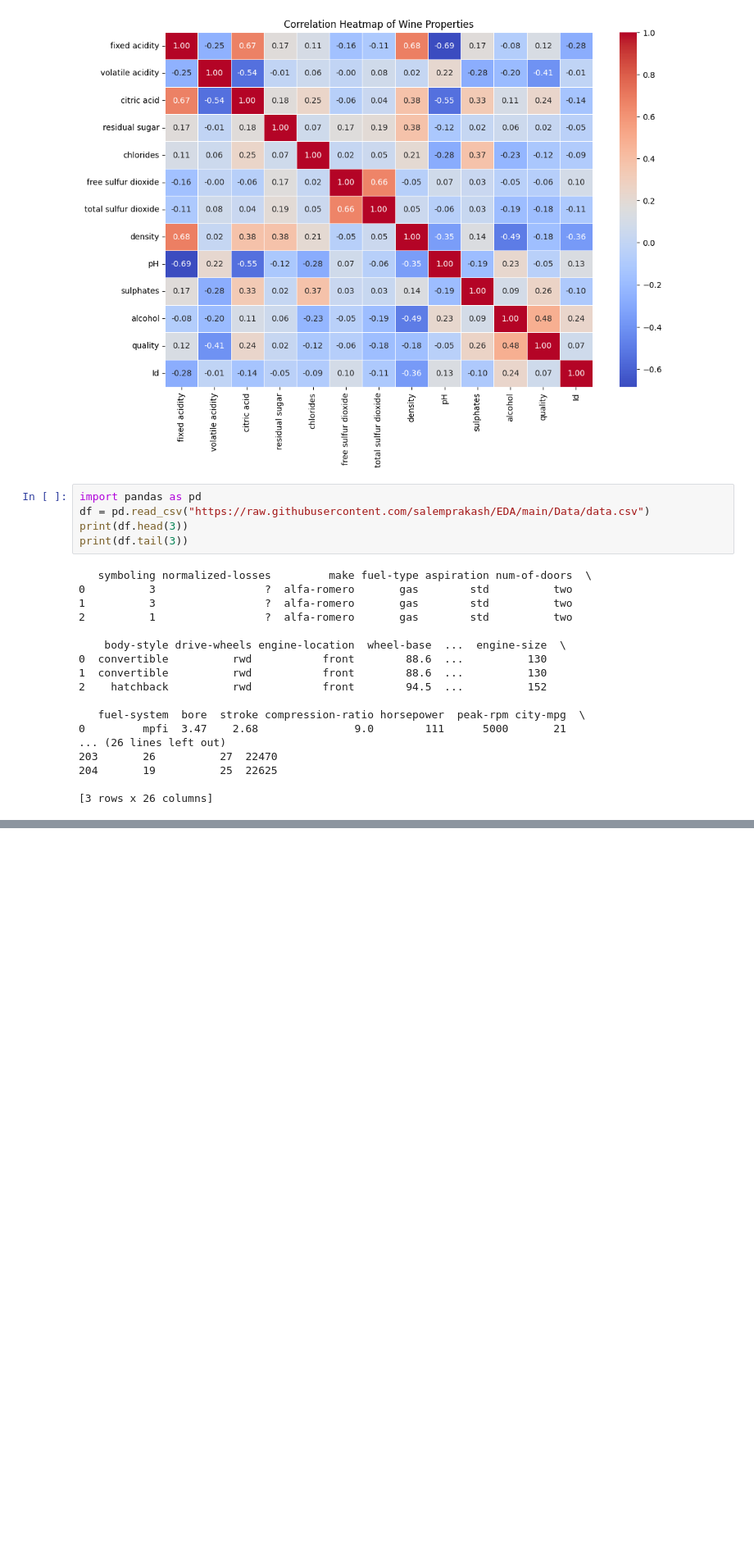
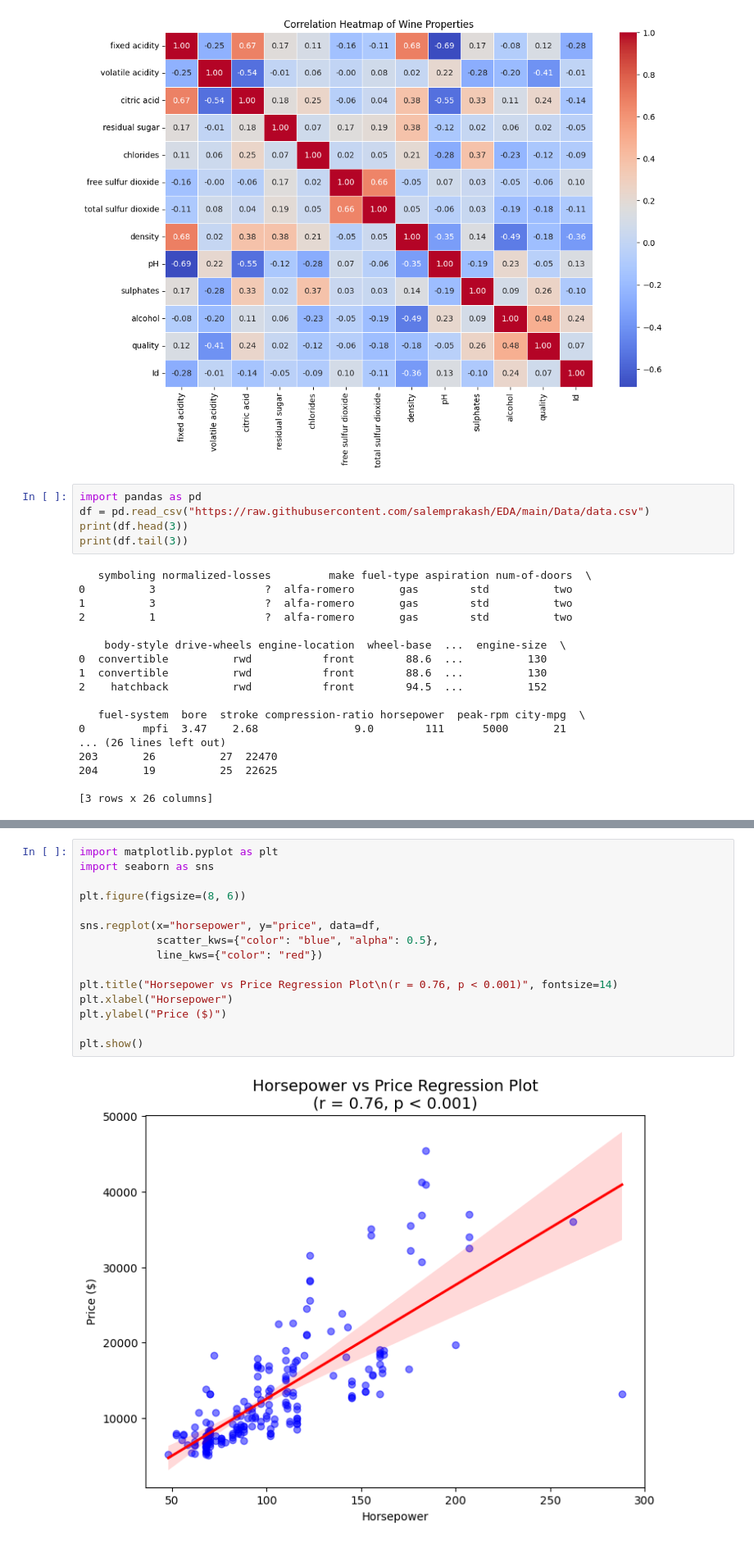
Before and after one commit to pariiii-khandal/EDA_PROJECT, a Jupyter notebook: 25BDS0197_Lab4.ipynb, the cells around one changed output, grey strips where cells are left out. Shown at 82% size. Drawn from its saved outputs; the diff is of its cells as text; blank space fills up the shorter version.

```diff
--- a/25BDS0197_Lab4.ipynb
+++ b/25BDS0197_Lab4.ipynb
@@ -82,0 +196,17 @@ print(df.tail(3))
+# %%
+import matplotlib.pyplot as plt
+import seaborn as sns
+
+plt.figure(figsize=(8, 6))
+
+sns.regplot(x="horsepower", y="price", data=df,
+            scatter_kws={"color": "blue", "alpha": 0.5},
+            line_kws={"color": "red"})
+
+plt.title("Horsepower vs Price Regression Plot\n(r = 0.76, p < 0.001)", fontsize=14)
+plt.xlabel("Horsepower")
+plt.ylabel("Price ($)")
+
+plt.show()
+# %% [output]
+[figure, added]
```
Also changed, not shown: parts of 7 cells of this notebook.
